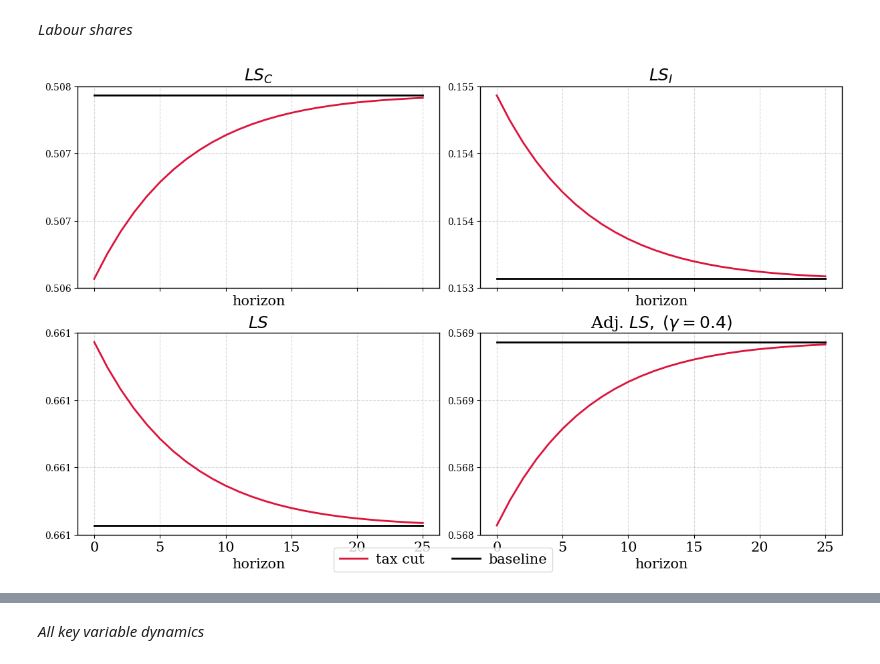
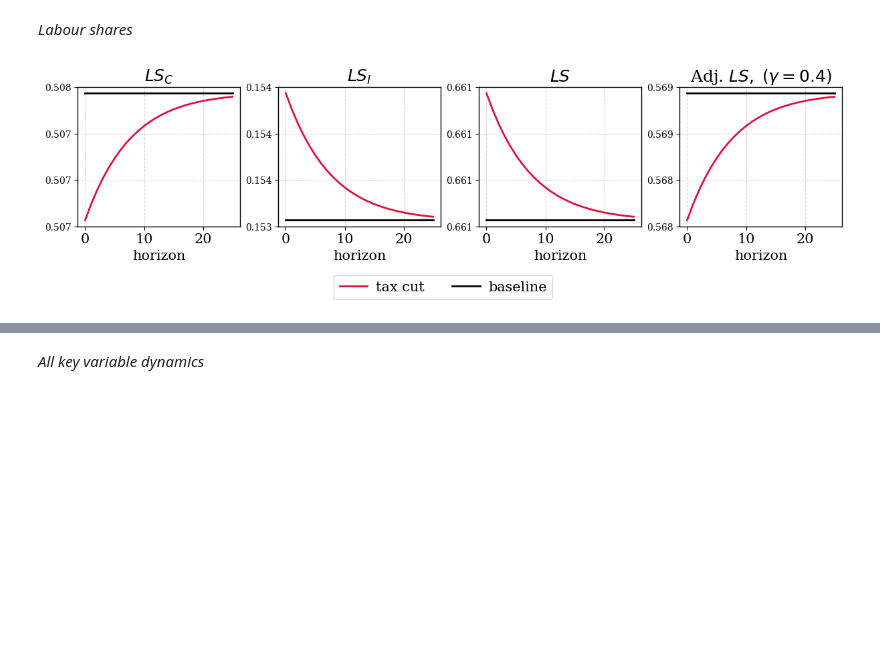
Before and after one commit to cfn368/ba_capinc, a Jupyter notebook: 2_dynamic_model.ipynb, the cells around one changed output, grey strips where cells are left out. Saved outputs shown, nothing was run; the diff lists cells and outputs as text; code cells hidden in the pictures; blank space fills up the shorter version.

```diff
--- a/2_dynamic_model.ipynb
+++ b/2_dynamic_model.ipynb
@@ -71,38 +94,45 @@ h   = np.arange(T_plot + 1)
 panels = list(var_groups.panels(gamma))
 n_used = len(panels)
 
-ncols = 2
+ncols = 4
 nrows = math.ceil(n_used / ncols)
 
 fig, axes = plt.subplots(
     nrows, ncols,
-    figsize=(12, 3.8 * nrows),
+    figsize=(12, 3),
     sharex=True,
     constrained_layout=True
 )
 axes = np.atleast_1d(axes).ravel()
 
 for i, (k, ttl) in enumerate(panels):
     ax = axes[i]
     ax.plot(h, ls1[k], lw=2, color="crimson", label="tax cut")
     ax.plot(h, ls2[k], lw=2, color="k",       label="baseline")
     ax.set_title(ttl)
     ax.set_xlabel("horizon")
     ax.grid(True, which="both", linestyle="--", alpha=0.5)
 
     ax.yaxis.set_major_locator(mticker.LinearLocator(4))
     ax.yaxis.set_minor_locator(mticker.NullLocator())
     ax.yaxis.set_major_formatter(mticker.FormatStrFormatter("%.3f"))
     ax.tick_params(axis="y", labelsize=10)
 
 # hide unused axes
 for j in range(n_used, len(axes)):
     axes[j].set_axis_off()
 
 # one legend at bottom (cleanest)
 handles, labels = axes[0].get_legend_handles_labels()
-fig.legend(handles, labels, loc="lower center", ncol=2, frameon=True)
+
+fig.legend(
+    handles, labels,
+    loc="lower center",
+    bbox_to_anchor=(0.5, -0.20),  # move up/down as needed
+    ncol=len(labels),
+    frameon=True
+)
 
 plt.show()
 # %% [output]
-[figure, old version]
+[figure, new version]
```
Also changed, not shown: parts of 7 cells of this notebook, 5 other files.
